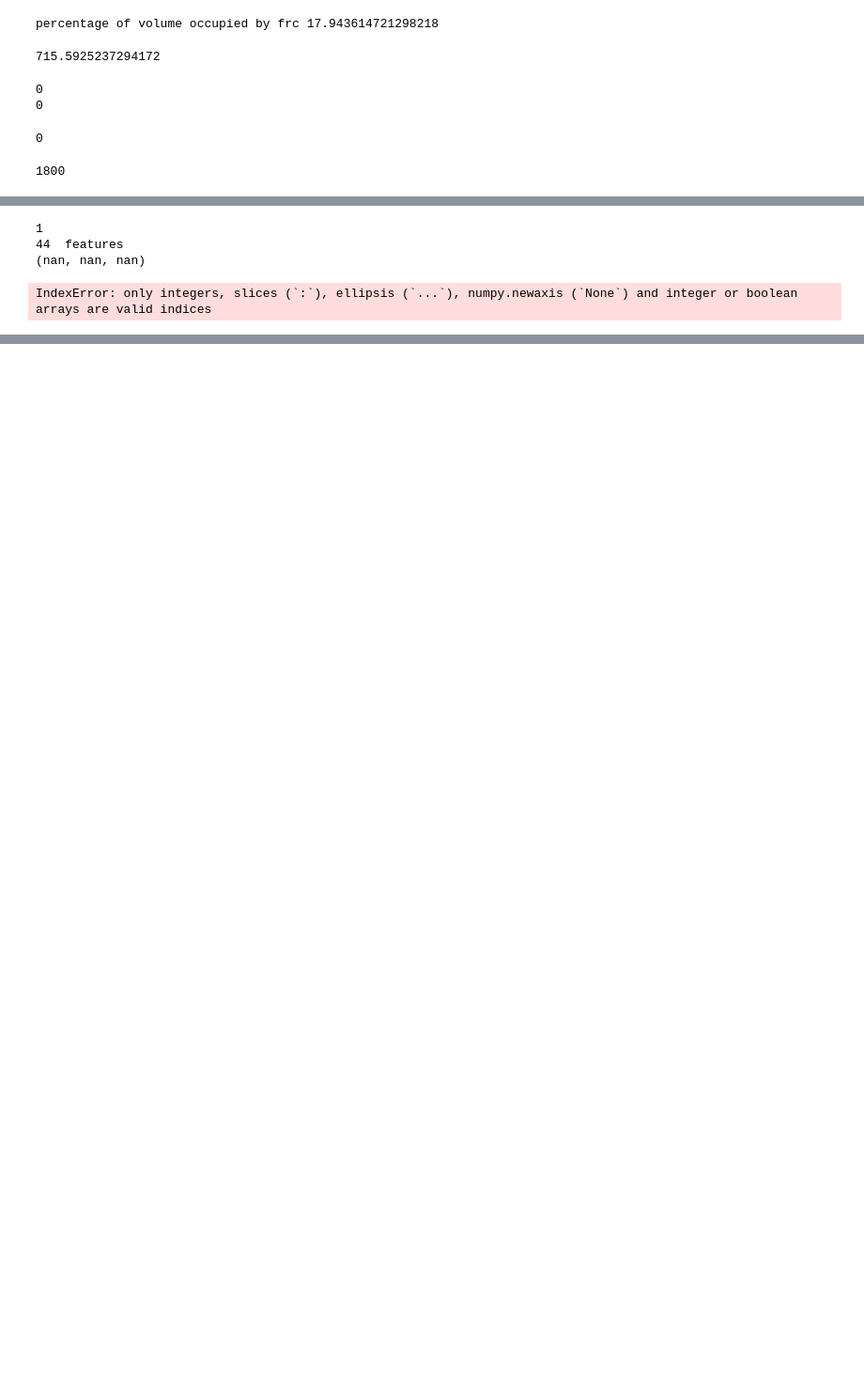
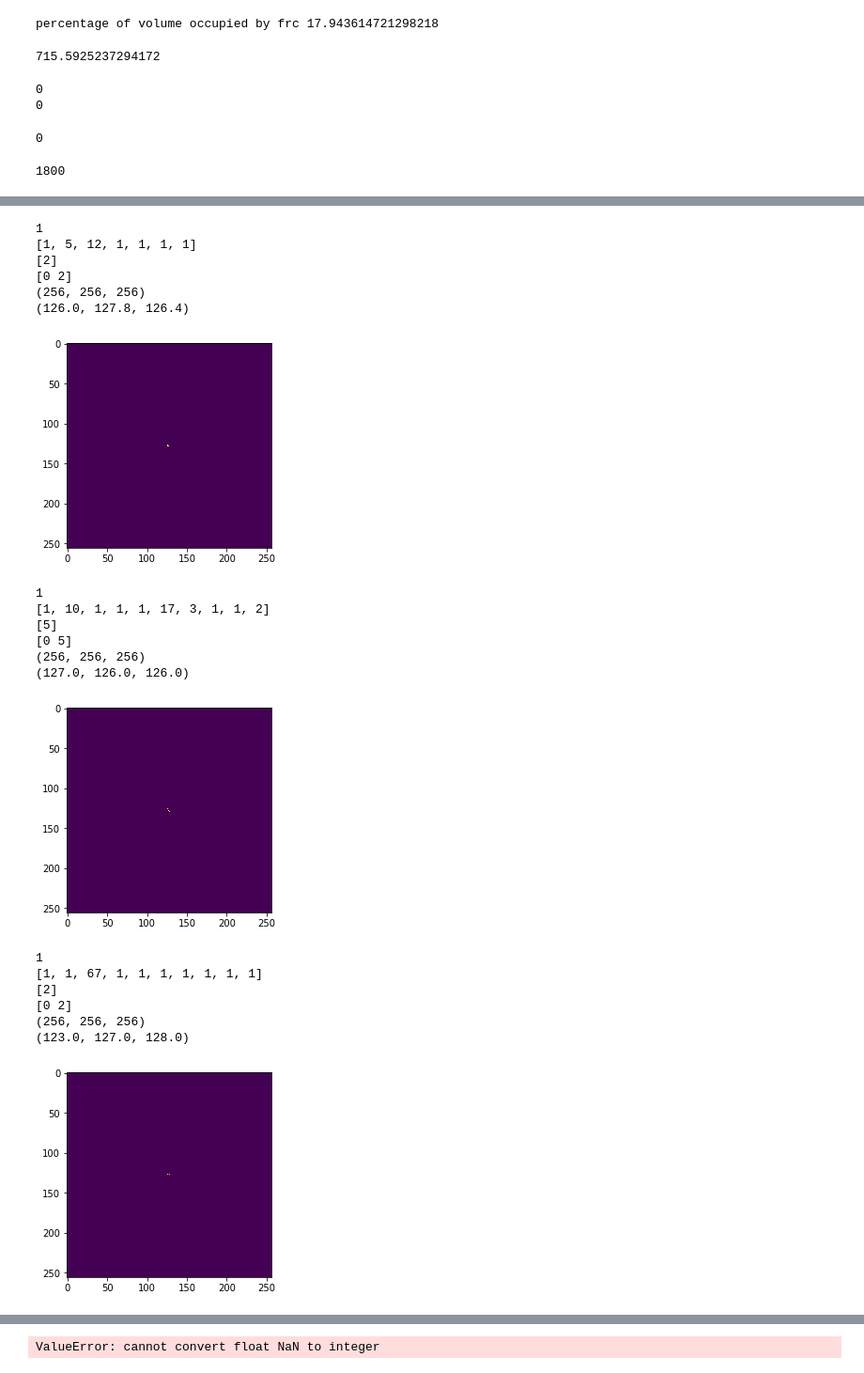
Before and after one commit to lstuurman/FRC_Thesis, a Jupyter notebook: CPM_code/scanning_behaviourtry1.ipynb, the cells around one changed output, grey strips where cells are left out. Shown: that part at 94% size. Cells and saved outputs as stored; diff of their text form; code cells hidden in the pictures; blank space fills up the shorter version.

```diff
--- a/CPM_code/scanning_behaviourtry1.ipynb
+++ b/CPM_code/scanning_behaviourtry1.ipynb
@@ -162,7 +162,7 @@ simulation.set_constraints(cell_type = 2,other_cell_type = 2,adhesion = 150)
 simulation.set_constraints(cell_type = 2,other_cell_type = 0,adhesion = 50)
 # simulation.initialize_from_array(cube_with_type,1)
 
-simulation.add_cell(0,0,0,2)
+simulation.add_cell(128,128,128,2)
 s = simulation.get_state()
 cellids = s % 2**24
 celltypes = s // 2**24
@@ -185,10 +185,15 @@ def real_cofmass(cell):
     else:
         # take biggest blob :
         sizes = [np.count_nonzero(labels == i) for i in range(1,num_features + 1)]
+        print(sizes)
         max_indeces = np.where(sizes == np.amax(sizes))[0]
         index = np.random.choice(max_indeces,1,replace = False)
-        labels = labels[labels != index]
-        print(num_features,' features')
+        print(index)
+        # set smaller patches to zero :
+        labels[labels != index+1] = 0
+        print(np.unique(labels))
+        print(labels.shape)
+#         print(num_features,' features')
         return ndimage.measurements.center_of_mass(labels)
 
 
@@ -212,18 +220,35 @@ print(c)
 # %%
 # run and visualizd :
 for i in range(10):
     simulation.run(1)
 #     s = simulation.get_state()
 #     cellids = s % 2**24
 #     celltypes = s // 2**24
     print(len(np.where(cellids == 1)[0]))
     cell = simulation.get_state() % 2**24 == 1
     c_of_masses = real_cofmass(cell)
     print(c_of_masses)
-    plt.imshow(s[c_of_masses[0]])
+    plt.imshow(s[int(c_of_masses[0])])
     plt.show()
 # %% [output]
 1
-44  features
-(nan, nan, nan)
+[1, 5, 12, 1, 1, 1, 1]
+[2]
+[0 2]
+(256, 256, 256)
+(126.0, 127.8, 126.4)
+[figure, added]
-IndexError: only integers, slices (`:`), ellipsis (`...`), numpy.newaxis (`None`) and integer or boolean arrays are valid indices
+1
+[1, 10, 1, 1, 1, 17, 3, 1, 1, 2]
+[5]
+[0 5]
+(256, 256, 256)
+(127.0, 126.0, 126.0)
+[figure, added]
+1
+[1, 1, 67, 1, 1, 1, 1, 1, 1, 1]
+[2]
+[0 2]
+(256, 256, 256)
+(123.0, 127.0, 128.0)
+[figure, added]
@@ -229,0 +282 @@ IndexError: only integers, slices (`:`), ellipsis (`...`), numpy.newaxis (`None`
+ValueError: cannot convert float NaN to integer
```
Also changed, not shown: parts of 3 cells of this notebook, 2 other files.
